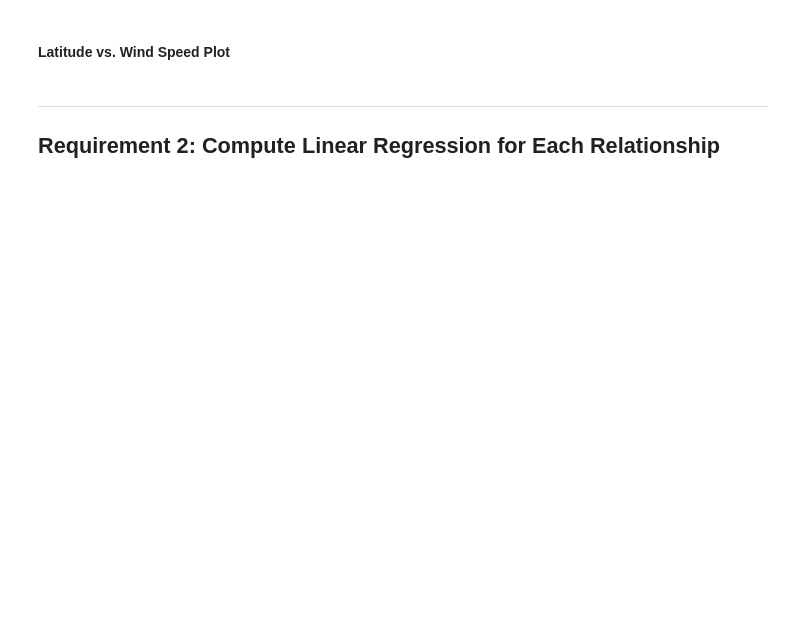
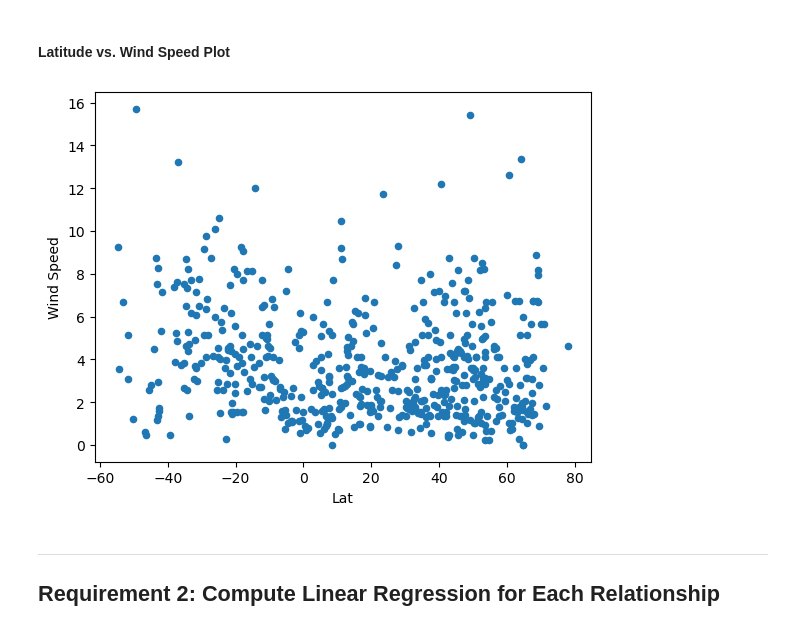
Before and after one commit to akanshark/python-api-challenge, a Jupyter notebook: WeatherPy.ipynb, the cells around one changed output. Saved outputs shown, nothing was run; the diff lists cells and outputs as text; code cells hidden in the pictures; blank space fills up the shorter version.

```diff
--- a/WeatherPy.ipynb
+++ b/WeatherPy.ipynb
@@ -224,16 +238,18 @@ plt.show()
 #### Latitude vs. Wind Speed Plot
 # %%
 # Build the scatter plots for latitude vs. wind speed
-# YOUR CODE HERE
+city_data_df.plot.scatter(x='Lat', y='Wind Speed')
 
 # Incorporate the other graph properties
 # YOUR CODE HERE
 
 # Save the figure
 plt.savefig("output_data/Fig4.png")
 
 # Show plot
 plt.show()
+# %% [output]
+[figure, added]
 # %% [markdown]
 ---
 
```
Also changed, not shown: parts of 31 cells of this notebook, 13 other files.
